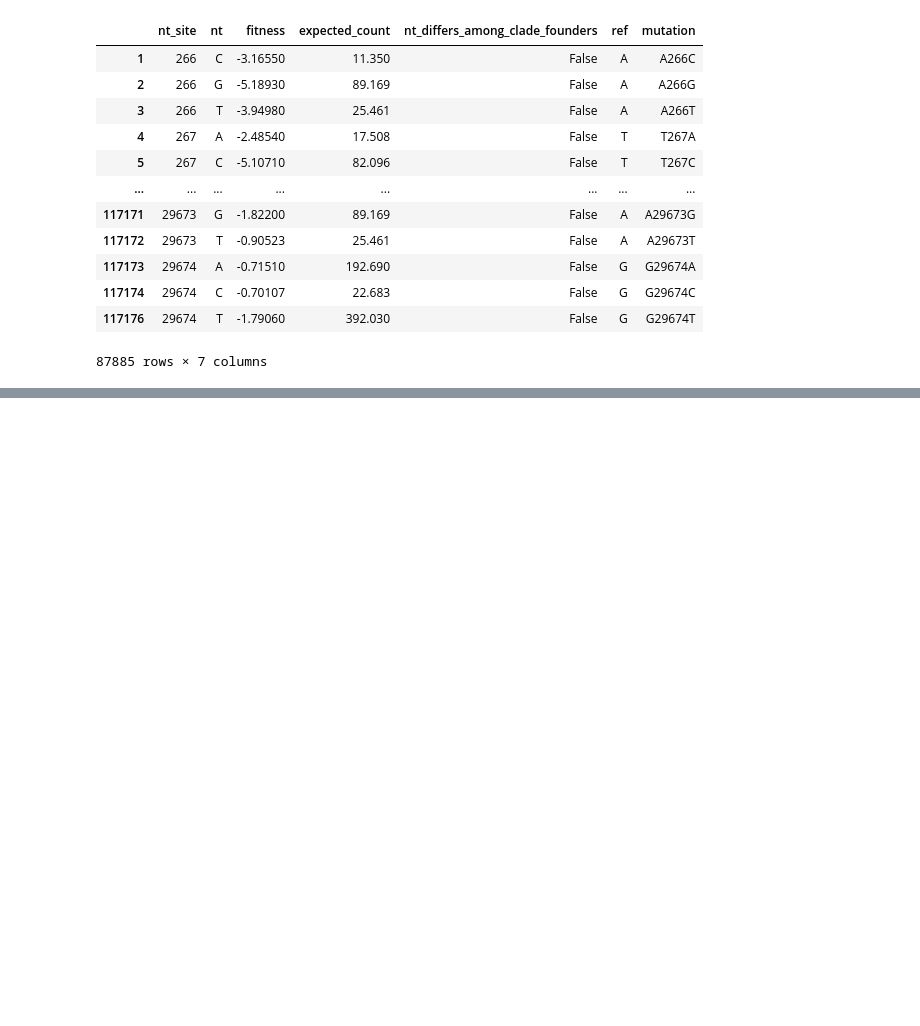
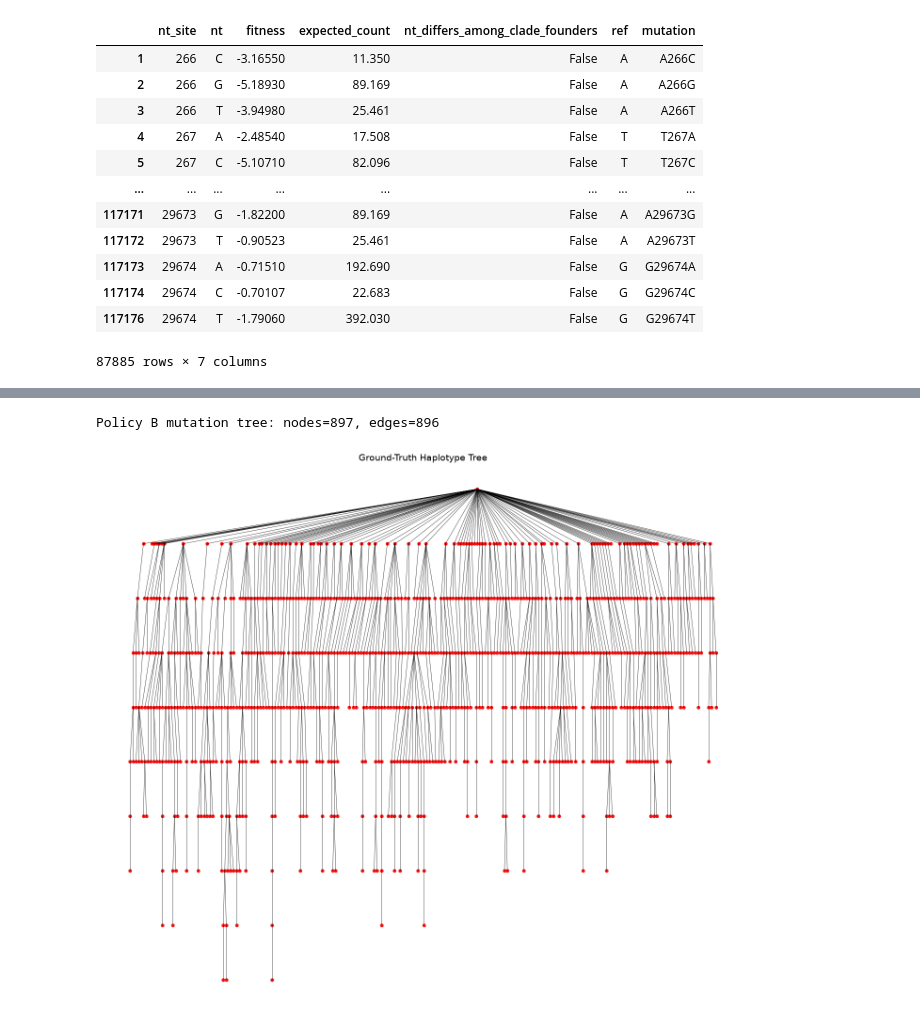
Before and after one commit to andersen-lab/covasim4wastewater, a Jupyter notebook: docs/tutorials/sim.ipynb, the cells around one changed output, grey strips where cells are left out. Cells and saved outputs as stored; diff of their text form; code cells hidden in the pictures; blank space fills up the shorter version.

```diff
--- a/docs/tutorials/sim.ipynb
+++ b/docs/tutorials/sim.ipynb
@@ -332,0 +327,9 @@ plt.show()
+# %%
+G = build_mutation_tree(sim) # event-base tt
+print(f"Policy B mutation tree: nodes={len(G.nodes)}, edges={len(G.edges)}")
+
+H, mutation_nodes, node_events = build_infection_seq_tree(sim) # halpotype-based
+plot_mutation_tree(H, title="Ground-Truth Haplotype Tree")
+# %% [output]
+Policy B mutation tree: nodes=897, edges=896
+[figure, added]
```
Also changed, not shown: parts of 19 cells of this notebook, 2 other files.
